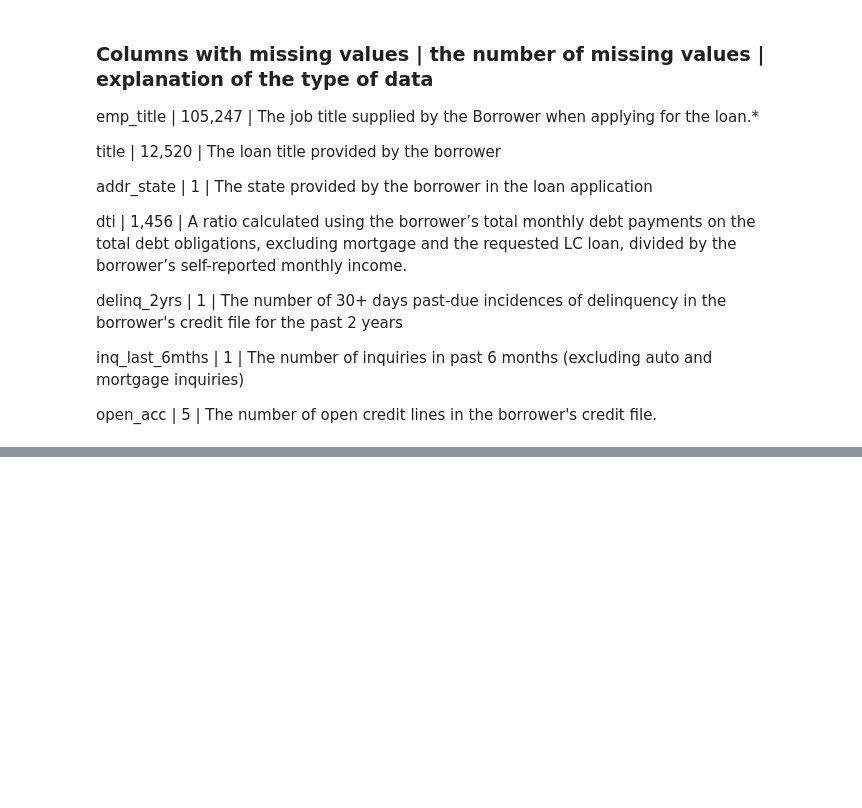
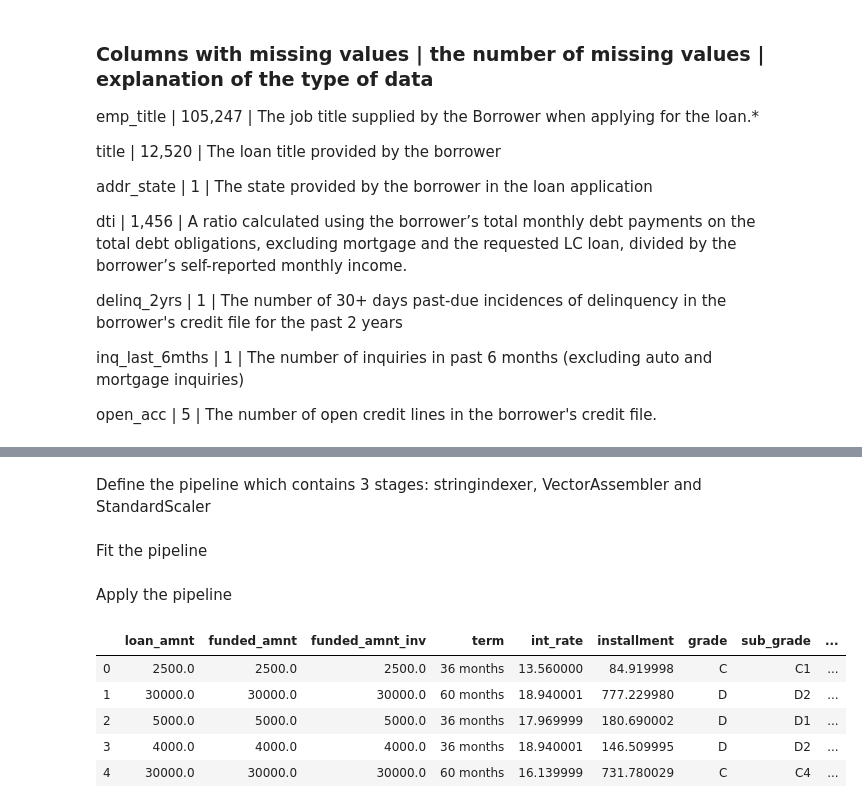
Before and after one commit to BigData718/LendingClub, a Jupyter notebook: Benji_LendingClub.ipynb, the cells around one changed output, grey strips where cells are left out. Cells and saved outputs as stored; diff of their text form; code cells hidden in the pictures; blank space fills up the shorter version.

```diff
--- a/Benji_LendingClub.ipynb
+++ b/Benji_LendingClub.ipynb
@@ -227,0 +485,26 @@ open_acc       | 5 | The number of open credit lines in the borrower's credit fi
+# %%
+# define the VectorAssembler object
+va = feature.VectorAssembler(inputCols=[cols for cols in numeric_cols], outputCol="features")
+# define the StandardScaler object
+sScaler = feature.StandardScaler(withMean=True, withStd=True, inputCol="features", outputCol="scaled_features")
+# %% [markdown]
+Define the pipeline which contains 3 stages: stringindexer, VectorAssembler and StandardScaler
+# %%
+part1_pipe=Pipeline(stages=[stringIndexer, va, sScaler])
+# %% [markdown]
+Fit the pipeline
+# %%
+fitted_part1 = part1_pipe.fit(part1)
+# %% [markdown]
+Apply the pipeline
+# %%
+transformed_part1 = fitted_part1.transform(part1)
+# %%
+transformed_part1.limit(5).toPandas()
+# %% [output]
+|  | loan_amnt | funded_amnt | funded_amnt_inv | term | int_rate | installment | grade | sub_grade | ... |
+| 0 | 2500.0 | 2500.0 | 2500.0 | 36 months | 13.560000 | 84.919998 | C | C1 | ... |
+| 1 | 30000.0 | 30000.0 | 30000.0 | 60 months | 18.940001 | 777.229980 | D | D2 | ... |
+| 2 | 5000.0 | 5000.0 | 5000.0 | 36 months | 17.969999 | 180.690002 | D | D1 | ... |
+| 3 | 4000.0 | 4000.0 | 4000.0 | 36 months | 18.940001 | 146.509995 | D | D2 | ... |
+| 4 | 30000.0 | 30000.0 | 30000.0 | 60 months | 16.139999 | 731.780029 | C | C4 | ... |
```
Also changed, not shown: parts of 28 cells of this notebook.
